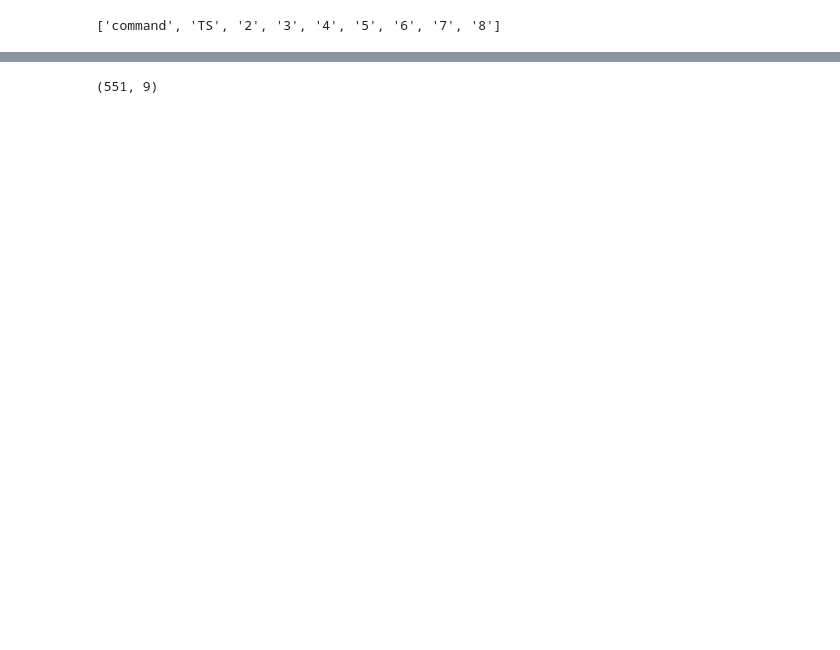
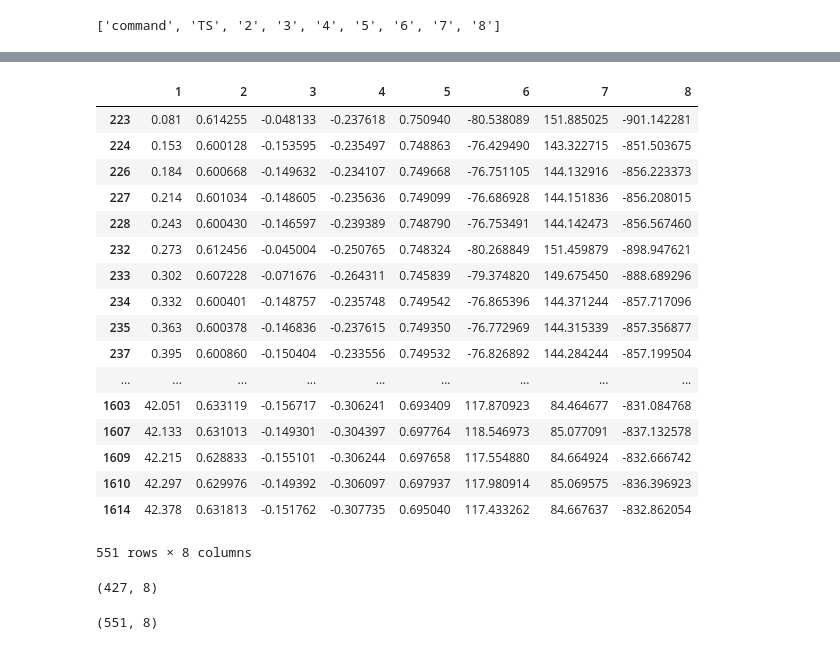
Before and after one commit to Machine-Learning-Tokyo/Agritech, a Jupyter notebook: Suspended_Robot/DataAnalysis_20191020.ipynb, the cells around one changed output, grey strips where cells are left out. Cells and saved outputs as stored; diff of their text form; code cells hidden in the pictures; blank space fills up the shorter version.

```diff
--- a/Suspended_Robot/DataAnalysis_20191020.ipynb
+++ b/Suspended_Robot/DataAnalysis_20191020.ipynb
@@ -84,9 +77,38 @@ p_df.head()
 | 226 | p | 0.184 | 0.6006678209588578 | -0.14963221859609485 | -0.23410726905148482 | 0.7496680932252618 | -76.751105 | 144.132916 | -856.223373 |
 | 227 | p | 0.214 | 0.6010342751758302 | -0.1486051661164681 | -0.23563637169464935 | 0.7490991256168973 | -76.686928 | 144.151836 | -856.208015 |
 | 228 | p | 0.243 | 0.6004295401557352 | -0.1465971394028194 | -0.23938881969412712 | 0.7487901909079738 | -76.753491 | 144.142473 | -856.56746 |
+# %%
+p_df.drop(labels="command",axis=1,inplace=True)
+# %%
+p_df.astype("float")
+# %% [output]
+|  | 1 | 2 | 3 | 4 | 5 | 6 | 7 | 8 |
+| 223 | 0.081 | 0.614255 | -0.048133 | -0.237618 | 0.750940 | -80.538089 | 151.885025 | -901.142281 |
+| 224 | 0.153 | 0.600128 | -0.153595 | -0.235497 | 0.748863 | -76.429490 | 143.322715 | -851.503675 |
+| 226 | 0.184 | 0.600668 | -0.149632 | -0.234107 | 0.749668 | -76.751105 | 144.132916 | -856.223373 |
+| 227 | 0.214 | 0.601034 | -0.148605 | -0.235636 | 0.749099 | -76.686928 | 144.151836 | -856.208015 |
+| 228 | 0.243 | 0.600430 | -0.146597 | -0.239389 | 0.748790 | -76.753491 | 144.142473 | -856.567460 |
+| 232 | 0.273 | 0.612456 | -0.045004 | -0.250765 | 0.748324 | -80.268849 | 151.459879 | -898.947621 |
+| 233 | 0.302 | 0.607228 | -0.071676 | -0.264311 | 0.745839 | -79.374820 | 149.675450 | -888.689296 |
+| 234 | 0.332 | 0.600401 | -0.148757 | -0.235748 | 0.749542 | -76.865396 | 144.371244 | -857.717096 |
+| 235 | 0.363 | 0.600378 | -0.146836 | -0.237615 | 0.749350 | -76.772969 | 144.315339 | -857.356877 |
+| 237 | 0.395 | 0.600860 | -0.150404 | -0.233556 | 0.749532 | -76.826892 | 144.284244 | -857.199504 |
+| ... | ... | ... | ... | ... | ... | ... | ... | ... |
+| 1603 | 42.051 | 0.633119 | -0.156717 | -0.306241 | 0.693409 | 117.870923 | 84.464677 | -831.084768 |
+| 1607 | 42.133 | 0.631013 | -0.149301 | -0.304397 | 0.697764 | 118.546973 | 85.077091 | -837.132578 |
+| 1609 | 42.215 | 0.628833 | -0.155101 | -0.306244 | 0.697658 | 117.554880 | 84.664924 | -832.666742 |
+| 1610 | 42.297 | 0.629976 | -0.149392 | -0.306097 | 0.697937 | 117.980914 | 85.069575 | -836.396923 |
+| 1614 | 42.378 | 0.631813 | -0.151762 | -0.307735 | 0.695040 | 117.433262 | 84.667637 | -832.862054 |
+551 rows × 8 columns
+# %%
+m_df.shape
+# %% [output]
+(427, 8)
+# %%
+p_df.shape
+# %% [output]
+(551, 8)
 # %%
 p_df.shape
-# %% [output]
-(551, 9)
 # %%
 m_df.shape
```
Also changed, not shown: parts of 5 cells of this notebook.
